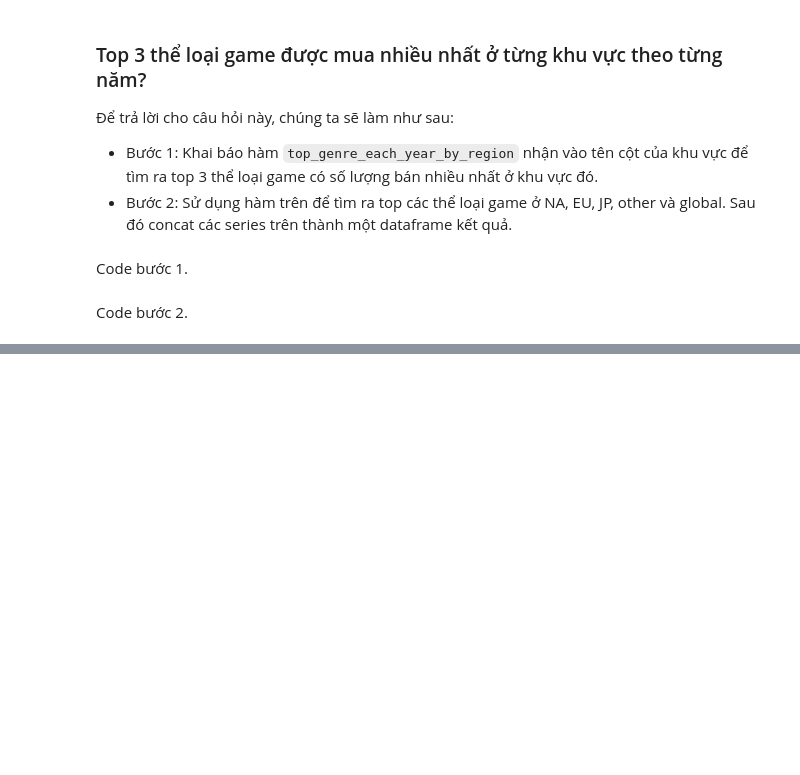
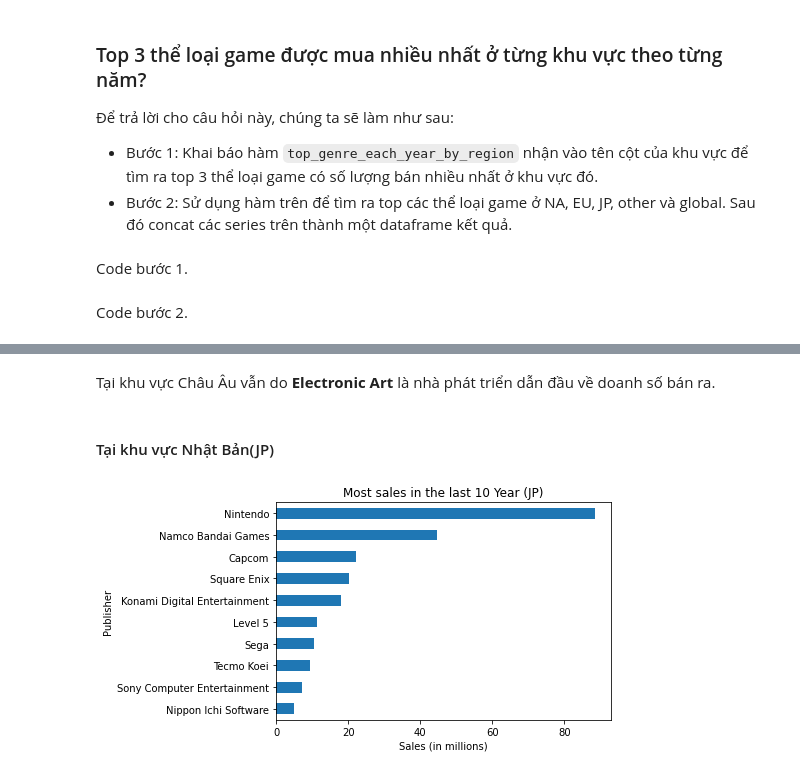
Before and after one commit to longtt2705/p4ds-Final, a Jupyter notebook: Final.ipynb, the cells around one changed output, grey strips where cells are left out. Cells and saved outputs as stored; diff of their text form; code cells hidden in the pictures; blank space fills up the shorter version.

```diff
--- a/Final.ipynb
+++ b/Final.ipynb
@@ -293,0 +339,13 @@ df.head()
+# %% [markdown]
+Tại khu vực Châu Âu vẫn do **Electronic Art** là nhà phát triển dẫn đầu về doanh số bán ra.
+# %% [markdown]
+#### Tại khu vực Nhật Bản(JP)
+# %%
+df=vgsales_df
+pJP=df[df["Year"]>2009].groupby('Publisher')
+pJP=pJP.JP_Sales.sum()
+pJP=pJP.sort_values().tail(10)
+pJP.plot.barh(title='Most sales in the last 10 Year (JP)');
+plt.xlabel('Sales (in millions)');
+# %% [output]
+[figure, added]
```
Also changed, not shown: parts of 35 cells of this notebook.
